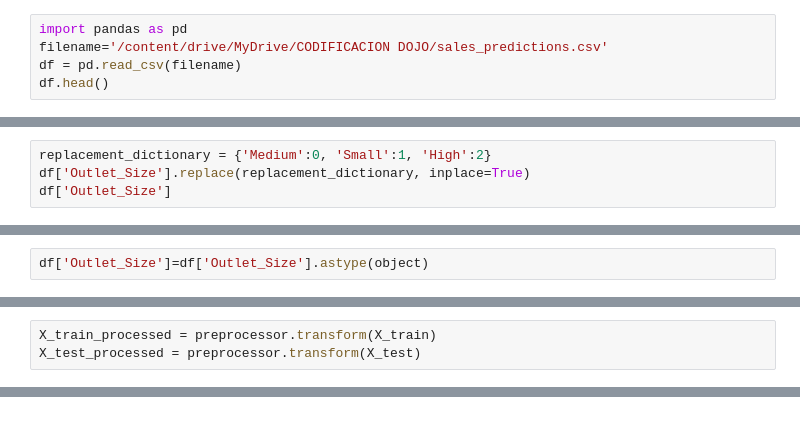
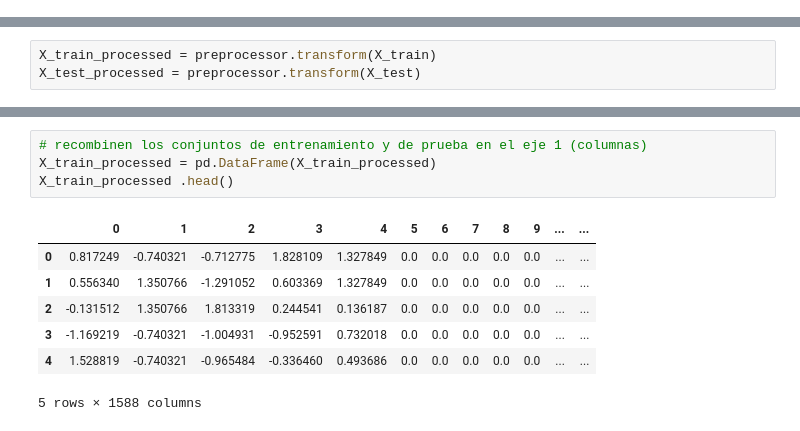
Before and after one commit to raquelkimberly/predicciones-de-ventas-alimenticias, a Jupyter notebook: Prediccion_de_ventas.ipynb, the cells around one changed output, grey strips where cells are left out. Drawn from its saved outputs; the diff is of its cells as text.

```diff
--- a/Prediccion_de_ventas.ipynb
+++ b/Prediccion_de_ventas.ipynb
@@ -317,8 +278,3 @@ from sklearn.pipeline import make_pipeline
 from sklearn.model_selection import train_test_split
 from sklearn import set_config
 set_config(display='diagram')
-# %%
-import pandas as pd
-filename='/content/drive/MyDrive/CODIFICACION DOJO/sales_predictions.csv'
-df = pd.read_csv(filename)
-df.head()
@@ -368,4 +309,0 @@ Name: Outlet_Size, dtype: int64
-# %%
-replacement_dictionary = {'Medium':0, 'Small':1, 'High':2}
-df['Outlet_Size'].replace(replacement_dictionary, inplace=True)
-df['Outlet_Size']
@@ -385,4 +310,2 @@ Name: Outlet_Size, Length: 8523, dtype: float64
 # %% [markdown]
 Division y particionamiento de los datos
-# %%
-df['Outlet_Size']=df['Outlet_Size'].astype(object)
@@ -509,3 +410,15 @@ array([[ 0.81724868, -0.7403206 , -0.71277507, ...,  0.        ,
          0.        ,  0.        ],
        [ 0.81724868, -0.7403206 , -0.95867683, ...,  1.        ,
          0.        ,  0.        ]])
+# %%
+# recombinen los conjuntos de entrenamiento y de prueba en el eje 1 (columnas)
+X_train_processed = pd.DataFrame(X_train_processed)
+X_train_processed .head()
+# %% [output]
+|  | 0 | 1 | 2 | 3 | 4 | 5 | 6 | 7 | 8 | 9 | ... | ... |
+| 0 | 0.817249 | -0.740321 | -0.712775 | 1.828109 | 1.327849 | 0.0 | 0.0 | 0.0 | 0.0 | 0.0 | ... | ... |
+| 1 | 0.556340 | 1.350766 | -1.291052 | 0.603369 | 1.327849 | 0.0 | 0.0 | 0.0 | 0.0 | 0.0 | ... | ... |
+| 2 | -0.131512 | 1.350766 | 1.813319 | 0.244541 | 0.136187 | 0.0 | 0.0 | 0.0 | 0.0 | 0.0 | ... | ... |
+| 3 | -1.169219 | -0.740321 | -1.004931 | -0.952591 | 0.732018 | 0.0 | 0.0 | 0.0 | 0.0 | 0.0 | ... | ... |
+| 4 | 1.528819 | -0.740321 | -0.965484 | -0.336460 | 0.493686 | 0.0 | 0.0 | 0.0 | 0.0 | 0.0 | ... | ... |
+5 rows × 1588 columns
```
Also changed, not shown: parts of 23 cells of this notebook.
